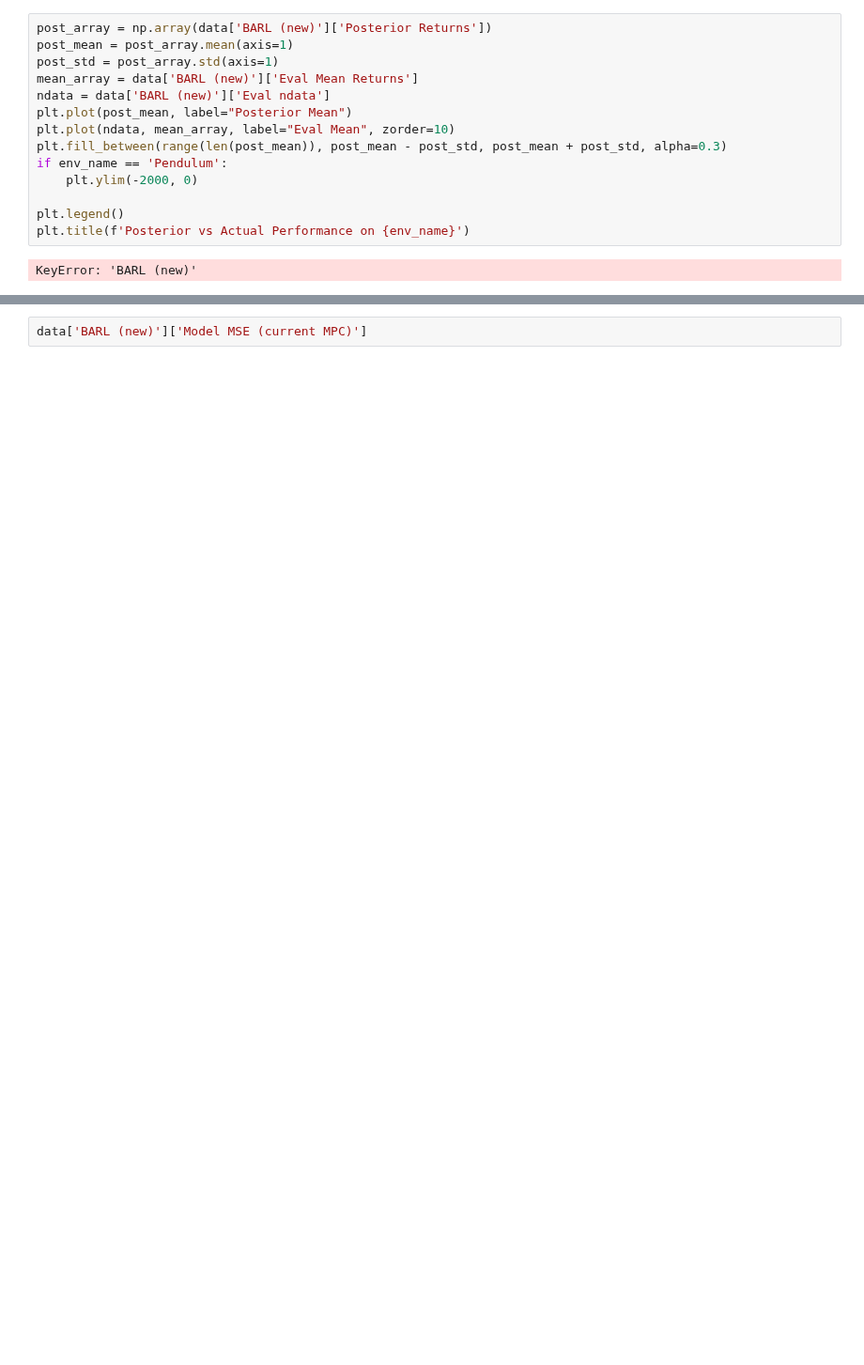
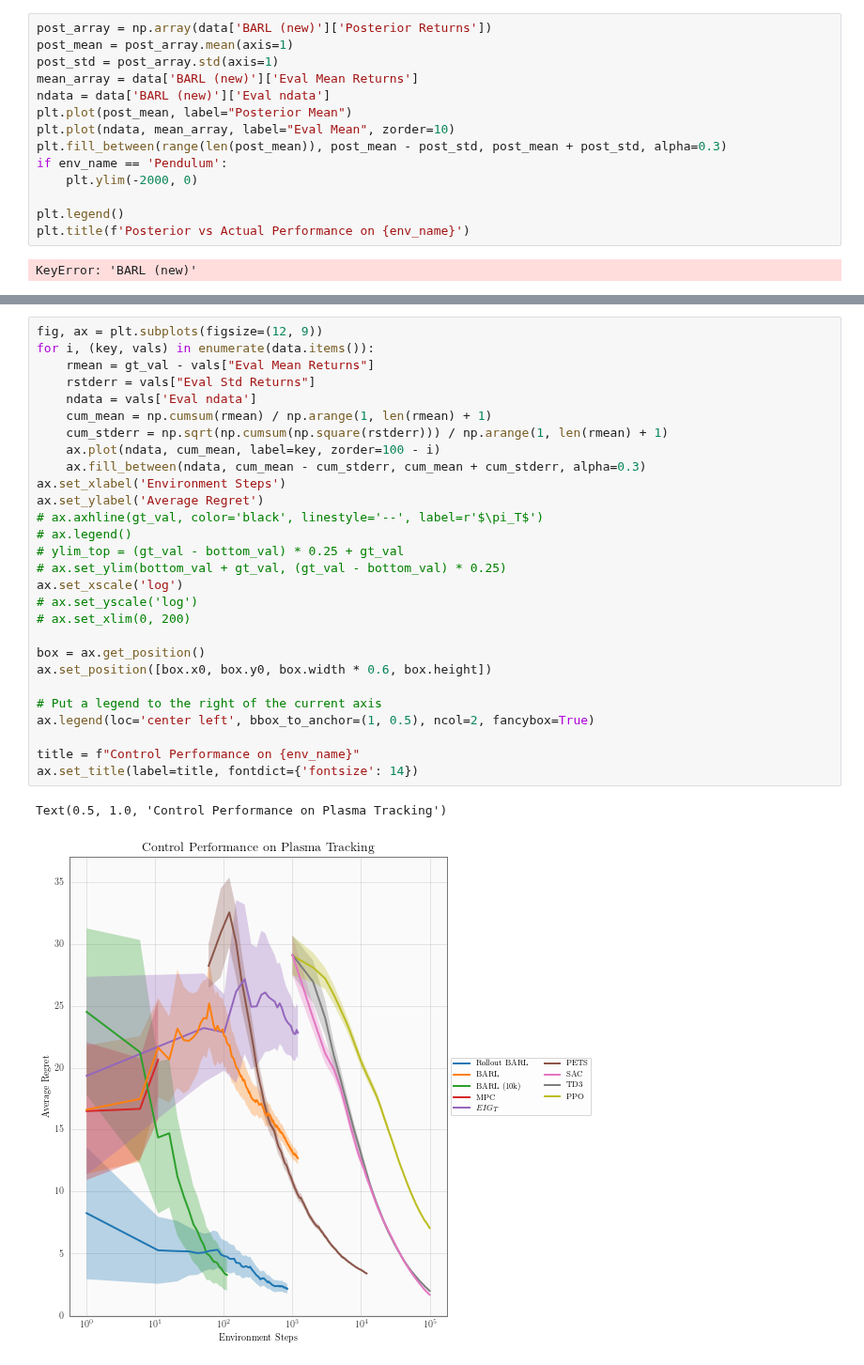
Before and after one commit to fusion-ml/trajectory-information-rl, a Jupyter notebook: notebooks/plot_returns.ipynb, the cells around one changed output, grey strips where cells are left out. Shown at 94% size. Saved outputs shown, nothing was run; the diff lists cells and outputs as text; blank space fills up the shorter version.

```diff
--- a/notebooks/plot_returns.ipynb
+++ b/notebooks/plot_returns.ipynb
@@ -466,2 +495,31 @@ data['BARL']['Eval Mean Returns']
 # %%
-data['BARL (new)']['Model MSE (current MPC)']
+fig, ax = plt.subplots(figsize=(12, 9))
+for i, (key, vals) in enumerate(data.items()):
+    rmean = gt_val - vals["Eval Mean Returns"]
+    rstderr = vals["Eval Std Returns"]
+    ndata = vals['Eval ndata']
+    cum_mean = np.cumsum(rmean) / np.arange(1, len(rmean) + 1)
+    cum_stderr = np.sqrt(np.cumsum(np.square(rstderr))) / np.arange(1, len(rmean) + 1)
+    ax.plot(ndata, cum_mean, label=key, zorder=100 - i)
+    ax.fill_between(ndata, cum_mean - cum_stderr, cum_mean + cum_stderr, alpha=0.3)
+ax.set_xlabel('Environment Steps')
+ax.set_ylabel('Average Regret')
+# ax.axhline(gt_val, color='black', linestyle='--', label=r'$\pi_T$')
+# ax.legend()
+# ylim_top = (gt_val - bottom_val) * 0.25 + gt_val
+# ax.set_ylim(bottom_val + gt_val, (gt_val - bottom_val) * 0.25)
+ax.set_xscale('log')
+# ax.set_yscale('log')
+# ax.set_xlim(0, 200)
+
+box = ax.get_position()
+ax.set_position([box.x0, box.y0, box.width * 0.6, box.height])
+
+# Put a legend to the right of the current axis
+ax.legend(loc='center left', bbox_to_anchor=(1, 0.5), ncol=2, fancybox=True)
+
+title = f"Control Performance on {env_name}"
+ax.set_title(label=title, fontdict={'fontsize': 14})
+# %% [output]
+Text(0.5, 1.0, 'Control Performance on Plasma Tracking')
+[figure, added]
```
Also changed, not shown: parts of 9 cells of this notebook.
